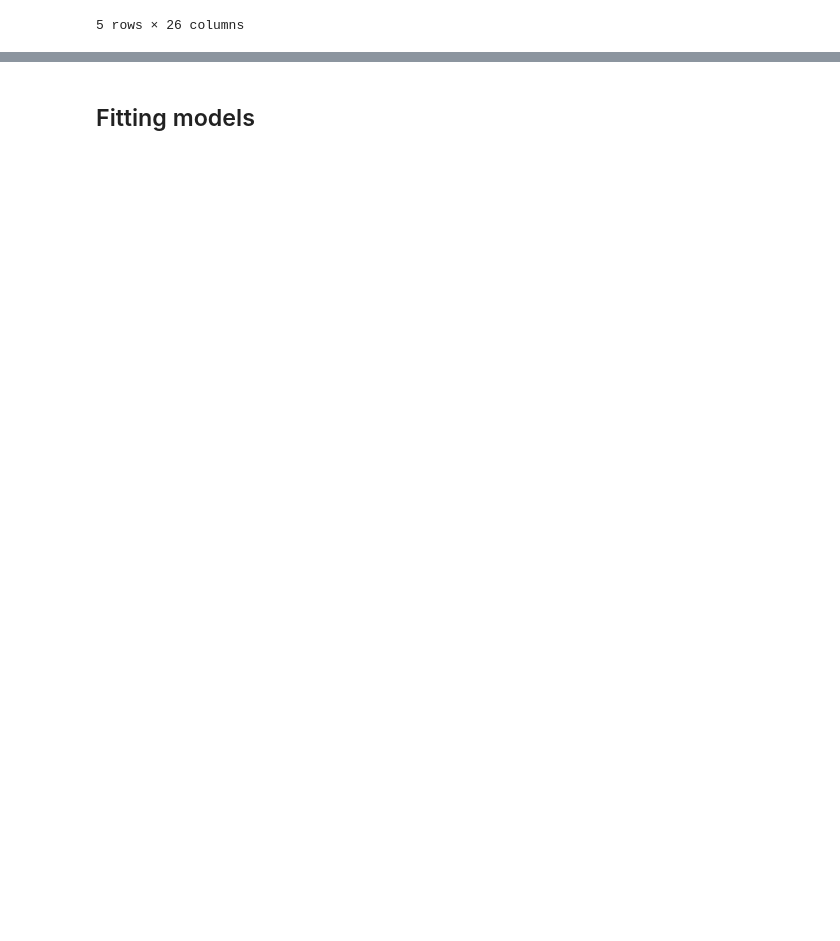
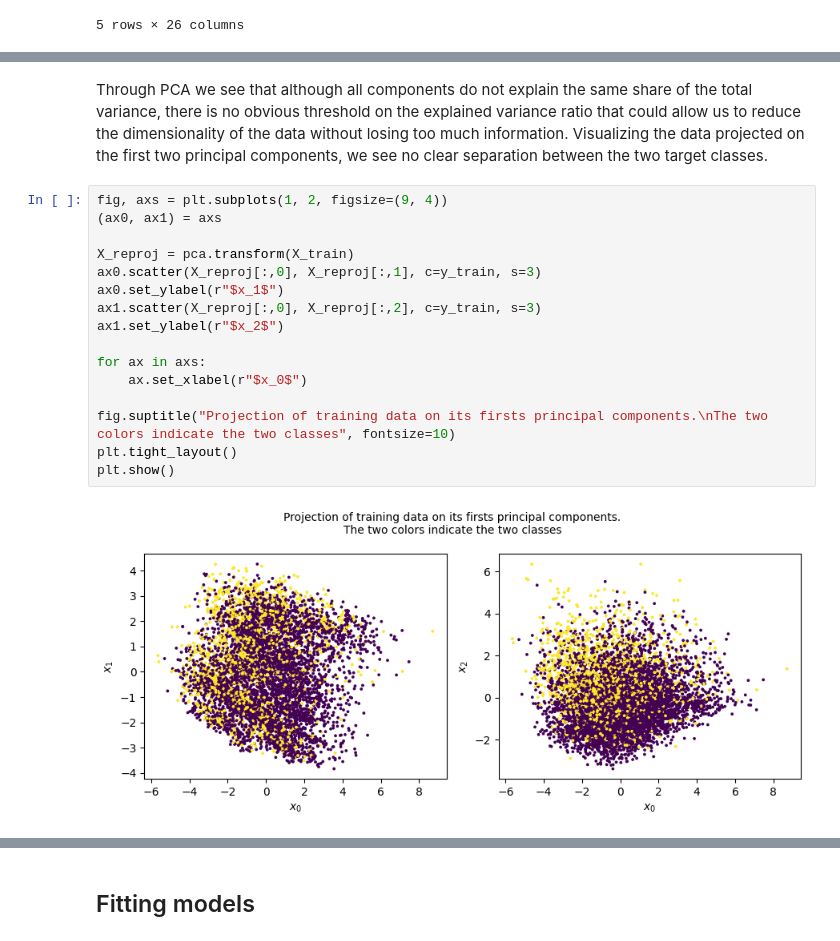
Before and after one commit to guillaume-plc/descartes-ds-test, a Jupyter notebook: notebook.ipynb, the cells around one changed output, grey strips where cells are left out. Cells and saved outputs as stored; diff of their text form; blank space fills up the shorter version.

```diff
--- a/notebook.ipynb
+++ b/notebook.ipynb
@@ -119,0 +145,20 @@ X_test = X_test.fillna(0.)
+# %% [markdown]
+Through PCA we see that although all components do not explain the same share of the total variance, there is no obvious threshold on the explained variance ratio that could allow us to reduce the dimensionality of the data without losing too much information. Visualizing the data projected on the first two principal components, we see no clear separation between the two target classes.
+# %%
+fig, axs = plt.subplots(1, 2, figsize=(9, 4))
+(ax0, ax1) = axs
+
+X_reproj = pca.transform(X_train)
+ax0.scatter(X_reproj[:,0], X_reproj[:,1], c=y_train, s=3)
+ax0.set_ylabel(r"$x_1$")
+ax1.scatter(X_reproj[:,0], X_reproj[:,2], c=y_train, s=3)
+ax1.set_ylabel(r"$x_2$")
+
+for ax in axs:
+    ax.set_xlabel(r"$x_0$")
+
+fig.suptitle("Projection of training data on its firsts principal components.\nThe two colors indicate the two classes", fontsize=10)
+plt.tight_layout()
+plt.show()
+# %% [output]
+[figure, added]
```
Also changed, not shown: parts of 52 cells of this notebook, 1 other file.
